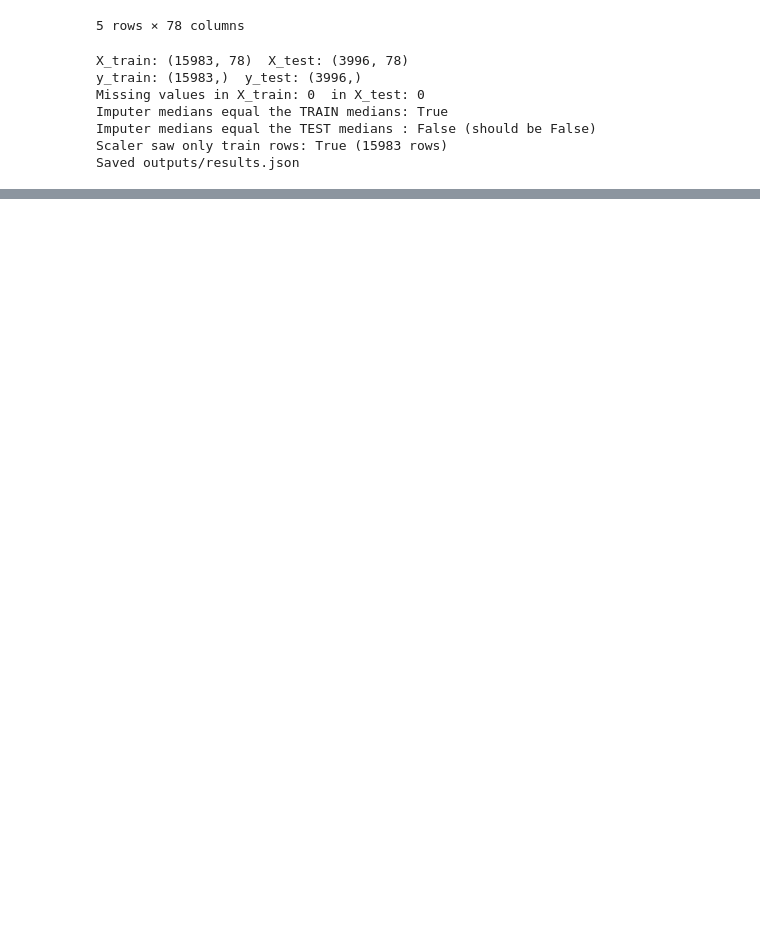
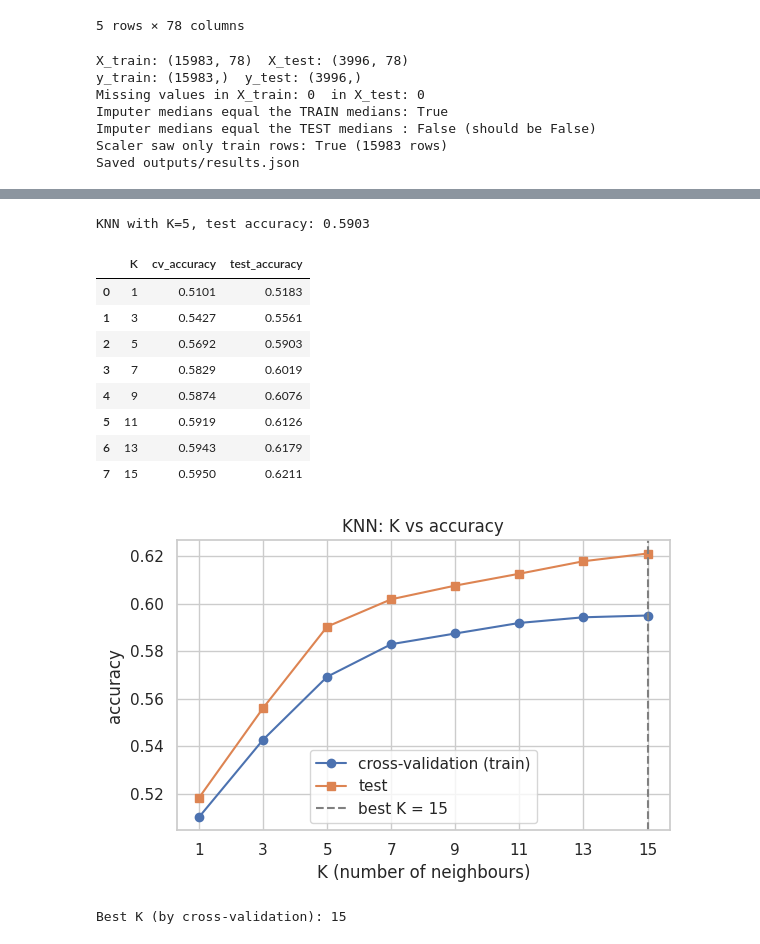
Before and after one commit to MHassanEjaz/rag-project, a Jupyter notebook: notebooks/rag-project.ipynb, the cells around one changed output, grey strips where cells are left out. Cells and saved outputs as stored; diff of their text form; code cells hidden in the pictures; blank space fills up the shorter version.

```diff
--- a/notebooks/rag-project.ipynb
+++ b/notebooks/rag-project.ipynb
@@ -475,0 +546,18 @@ updating: outputs/results.json (deflated 67%)
+# %%
+X = df[num_cols + cat_cols]
+y = df["field"]
+X_train_raw, X_test_raw, ytr, yte = train_test_split(X, y, test_size=0.2, random_state=42, stratify=y)
+
+prep3 = ColumnTransformer([
+    ("num", Pipeline([("impute", SimpleImputer(strategy="median")), ("scale", StandardScaler())]), num_cols),
+    ("cat", Pipeline([("impute", SimpleImputer(strategy="most_frequent")),
+                      ("onehot", OneHotEncoder(handle_unknown="infrequent_if_exist", min_frequency=30, sparse_output=False))]), cat_cols),
+])
+Xtr = pd.DataFrame(prep3.fit_transform(X_train_raw), columns=prep3.get_feature_names_out(), index=X_train_raw.index)  # fit on train
+Xte = pd.DataFrame(prep3.transform(X_test_raw), columns=prep3.get_feature_names_out(), index=X_test_raw.index)       # only transform
+
+print("Train:", Xtr.shape, " Test:", Xte.shape)
+print("Missing values left:", int(Xtr.isna().sum().sum()), int(Xte.isna().sum().sum()))
+print(pd.DataFrame({"train": ytr.value_counts(normalize=True).round(3), "test": yte.value_counts(normalize=True).round(3)}))
+classes = sorted(y.unique().tolist())
+w3["split"] = {"train": int(len(Xtr)), "test": int(len(Xte)), "n_features": int(Xtr.shape[1])}
@@ -475,0 +579,39 @@ updating: outputs/results.json (deflated 67%)
+# %%
+knn5 = KNeighborsClassifier(n_neighbors=5).fit(Xtr, ytr)
+print("KNN with K=5, test accuracy:", round(knn5.score(Xte, yte), 4))
+
+cv = StratifiedKFold(n_splits=5, shuffle=True, random_state=42)
+rows = []
+for k in range(1, 16, 2):
+    m = KNeighborsClassifier(n_neighbors=k)
+    cv_acc = cross_val_score(m, Xtr, ytr, cv=cv, n_jobs=-1).mean()
+    test_acc = m.fit(Xtr, ytr).score(Xte, yte)
+    rows.append({"K": k, "cv_accuracy": cv_acc, "test_accuracy": test_acc})
+knn_table = pd.DataFrame(rows)
+display(knn_table.round(4))
+
+best_k = int(knn_table.loc[knn_table["cv_accuracy"].idxmax(), "K"])
+plt.figure(figsize=(6, 4))
+plt.plot(knn_table["K"], knn_table["cv_accuracy"], marker="o", label="cross-validation (train)")
+plt.plot(knn_table["K"], knn_table["test_accuracy"], marker="s", label="test")
+plt.axvline(best_k, color="gray", linestyle="--", label=f"best K = {best_k}")
+plt.xticks(knn_table["K"]); plt.xlabel("K (number of neighbours)"); plt.ylabel("accuracy")
+plt.title("KNN: K vs accuracy"); plt.legend()
+save_fig3("w3_knn_k")
+print("Best K (by cross-validation):", best_k)
+
+knn = KNeighborsClassifier(n_neighbors=best_k).fit(Xtr, ytr)
+w3["knn"] = {"table": knn_table.round(4).to_dict("records"), "best_k": best_k, "acc_k5": float(knn5.score(Xte, yte))}
+# %% [output]
+KNN with K=5, test accuracy: 0.5903
+|  | K | cv_accuracy | test_accuracy |
+| 0 | 1 | 0.5101 | 0.5183 |
+| 1 | 3 | 0.5427 | 0.5561 |
+| 2 | 5 | 0.5692 | 0.5903 |
+| 3 | 7 | 0.5829 | 0.6019 |
+| 4 | 9 | 0.5874 | 0.6076 |
+| 5 | 11 | 0.5919 | 0.6126 |
+| 6 | 13 | 0.5943 | 0.6179 |
+| 7 | 15 | 0.5950 | 0.6211 |
+[figure, added]
+Best K (by cross-validation): 15
```
Also changed, not shown: parts of 13 cells of this notebook.
